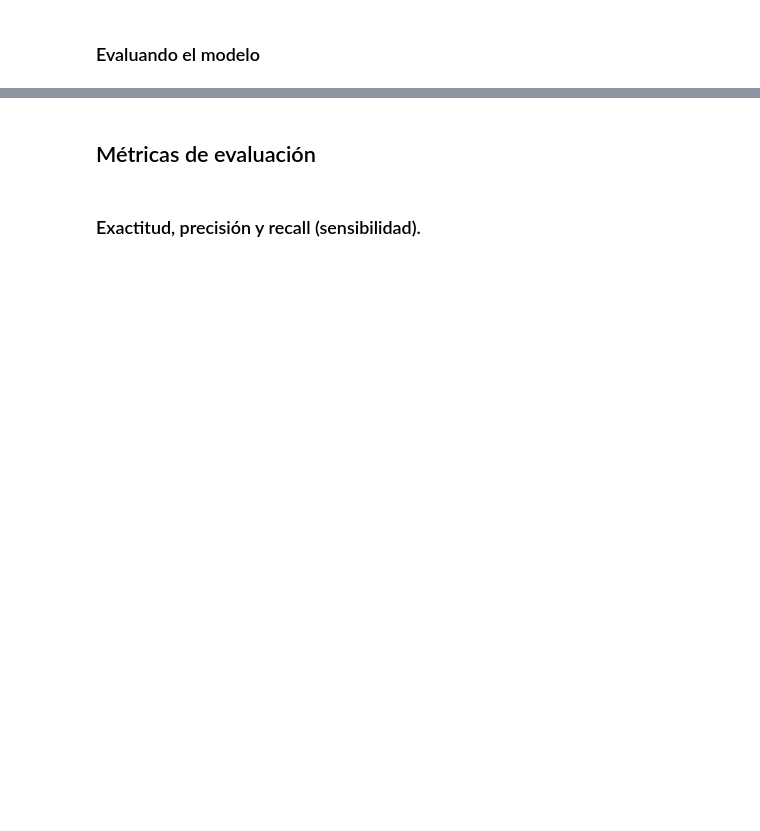
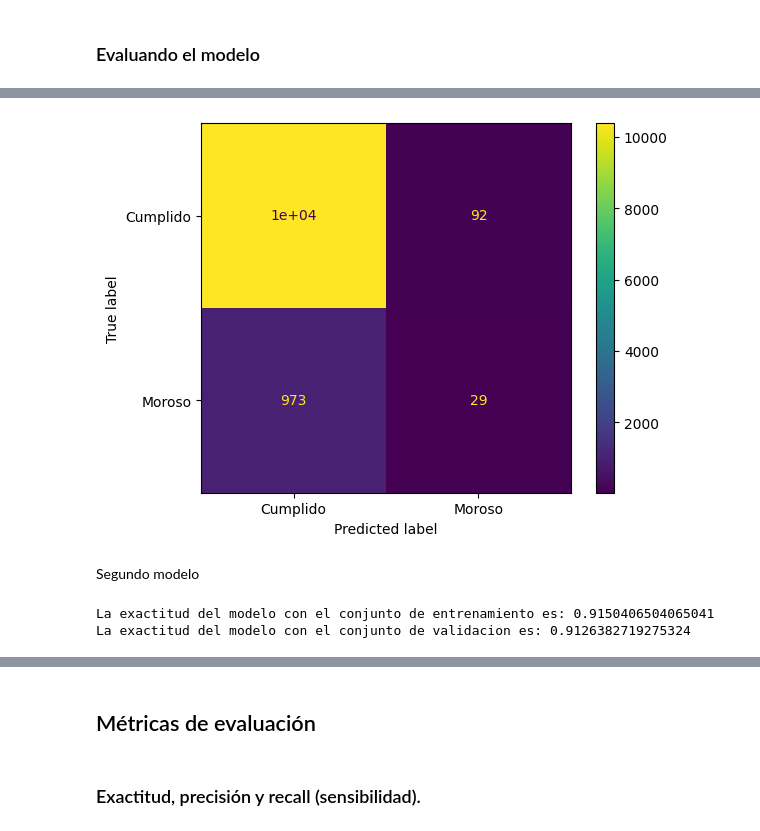
Before and after one commit to Yaaxek/Validacion-de-modelos-y-metricas, a Jupyter notebook: clasificacion_validacion_metricas.ipynb, the cells around one changed output, grey strips where cells are left out. Saved outputs shown, nothing was run; the diff lists cells and outputs as text; code cells hidden in the pictures; blank space fills up the shorter version.

```diff
--- a/clasificacion_validacion_metricas.ipynb
+++ b/clasificacion_validacion_metricas.ipynb
@@ -34,0 +112,8 @@ Con el objetivo de verificar la capacidad de generalización de un modelo, debem
+# %%
+visualizacion=ConfusionMatrixDisplay(confusion_matrix=matriz_confusion,
+                                     display_labels=['Cumplido','Moroso'])
+visualizacion.plot();
+# %% [output]
+[figure, added]
+# %% [markdown]
+Segundo modelo
@@ -34,0 +122,8 @@ Con el objetivo de verificar la capacidad de generalización de un modelo, debem
+# %%
+model_f=RandomForestClassifier(max_depth=10)
+model_f.fit(X_train,y_train)
+print(f'La exactitud del modelo con el conjunto de entrenamiento es: {model_f.score(X_train,y_train)}')
+print(f'La exactitud del modelo con el conjunto de validacion es: {model_f.score(X_val,y_val)}')
+# %% [output]
+La exactitud del modelo con el conjunto de entrenamiento es: 0.9150406504065041
+La exactitud del modelo con el conjunto de validacion es: 0.9126382719275324
```
Also changed, not shown: parts of 47 cells of this notebook.
